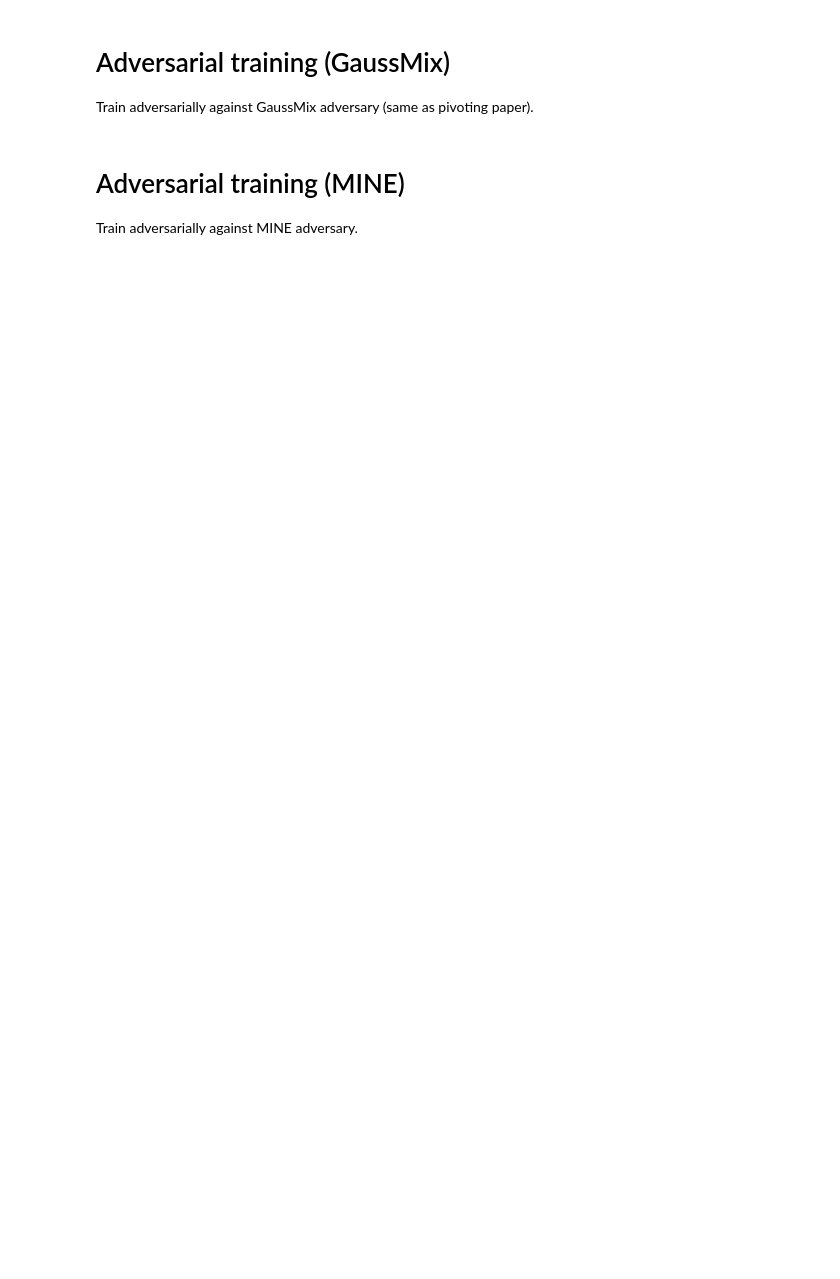
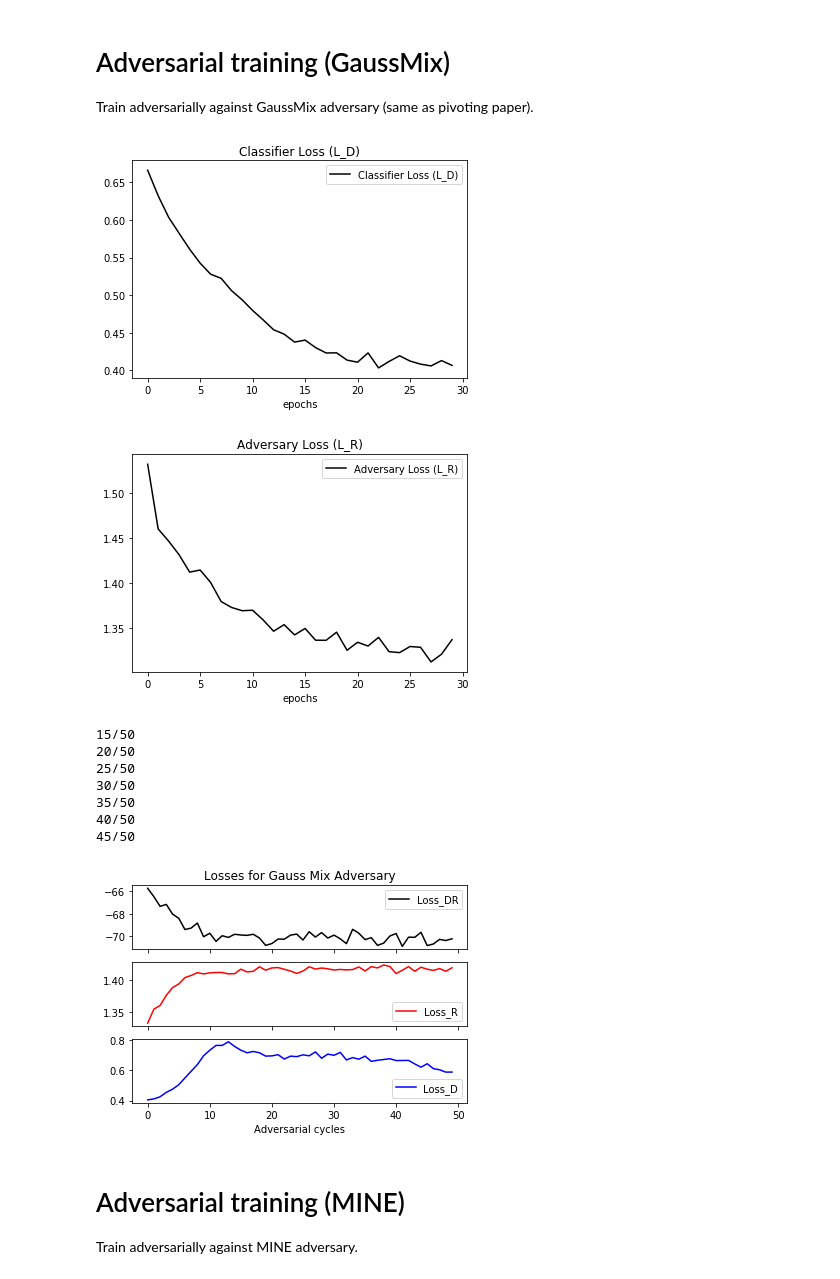
Before and after one commit to mzgubic/FairML, a Jupyter notebook: notebooks/LearningToPivotToy.ipynb, the cells around one changed output. Saved outputs shown, nothing was run; the diff lists cells and outputs as text; code cells hidden in the pictures; blank space fills up the shorter version.

```diff
--- a/notebooks/LearningToPivotToy.ipynb
+++ b/notebooks/LearningToPivotToy.ipynb
@@ -98,34 +103,45 @@ opt_D = tf.train.AdamOptimizer(learning_rate=0.01).minimize(loss_D, var_list=var
 
 # create the adversary graph, loss, and optimisation
 adv_output, vars_R = models.adversary_gaussmix(clf_output, n_components, name+'_adv')
 loss_R = models.adversary_gaussmix_loss(z_in, adv_output, n_components)
 opt_R = tf.train.AdamOptimizer(learning_rate=0.01).minimize(loss_R, var_list=vars_R)
 
 # create the combined loss function (for the classifier)
 loss_DR = loss_D - lam*loss_R
 opt_DR = tf.train.AdamOptimizer(learning_rate=0.01).minimize(loss_DR, var_list=vars_D)
 
 # initialise the variables
 sess.run(tf.global_variables_initializer())
 
 # pretrain the classifier
 actions.train(sess, opt_D, loss_D, inputs, generate.generate_toys, n_samples, n_epochs, 'Classifier Loss (L_D)')
 
 # pretrain the adversary
 actions.train(sess, opt_R, loss_R, inputs, generate.generate_toys, n_samples, n_epochs, 'Adversary Loss (L_R)')
 
 # now do the adversarial part (modifed loss function for the classifier)
 losses = [loss_D, loss_R, loss_DR]
 opts = [None, opt_R, opt_DR]
 actions.train_adversarially(sess, losses, opts, inputs, generate.generate_toys, n_samples, n_adv_cycles, n_clf, n_adv, 'Gauss Mix')
 
 # plot the performance of the classifier
 pred = utils.sigmoid(sess.run(clf_output, feed_dict={x_in:X, y_in:Y}))
 pred1 = utils.sigmoid(sess.run(clf_output, feed_dict={x_in:X1, y_in:Y1}))
 pred0 = utils.sigmoid(sess.run(clf_output, feed_dict={x_in:X0, y_in:Y0}))
 pred_1 = utils.sigmoid(sess.run(clf_output, feed_dict={x_in:X_1, y_in:Y_1}))
 test_data['preds'] = pred, pred1, pred0, pred_1
-plotting.plot_classifier_performance(test_data, 'media/plots/classifier_GaussMixAdv')
+#plotting.plot_classifier_performance(test_data, 'media/plots/classifier_GaussMixAdv')
+# %% [output]
+[figure, added]
+[figure, added]
+15/50
+20/50
+25/50
+30/50
+35/50
+40/50
+45/50
+[figure, added]
 # %% [markdown]
 # Adversarial training (MINE)
 
```
Also changed, not shown: parts of 3 cells of this notebook, 2 other files.
